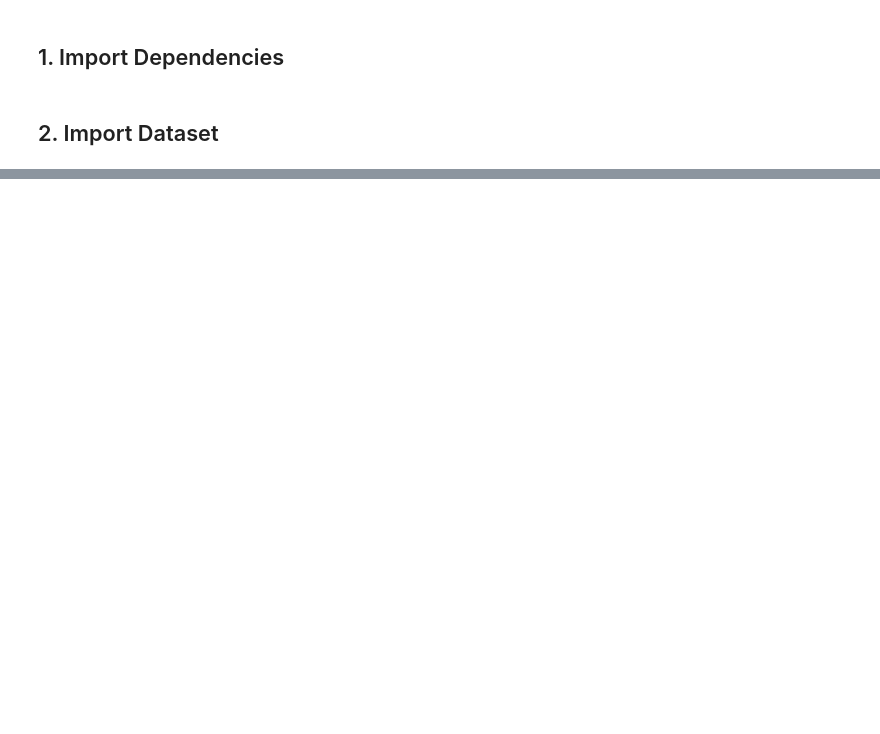
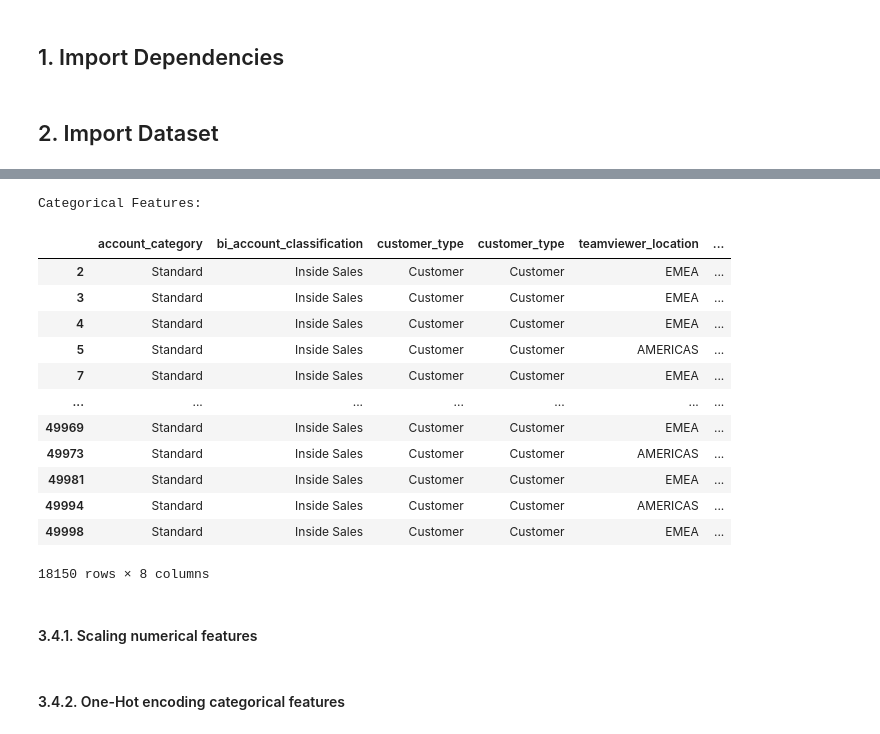
Before and after one commit to Magolizen34/cvs-transformers, a Jupyter notebook: notebooks/baseline_model.ipynb, the cells around one changed output, grey strips where cells are left out. Drawn from its saved outputs; the diff is of its cells as text; code cells hidden in the pictures; blank space fills up the shorter version.

```diff
--- a/notebooks/baseline_model.ipynb
+++ b/notebooks/baseline_model.ipynb
@@ -14,0 +198,23 @@ df.head()
+# %%
+# Separate categorical features
+categorical_features = data.select_dtypes(include=['object'])
+
+print("\nCategorical Features:")
+categorical_features
+# %% [output]
+Categorical Features:
+|  | account_category | bi_account_classification | customer_type | customer_type | teamviewer_location | ... |
+| 2 | Standard | Inside Sales | Customer | Customer | EMEA | ... |
+| 3 | Standard | Inside Sales | Customer | Customer | EMEA | ... |
+| 4 | Standard | Inside Sales | Customer | Customer | EMEA | ... |
+| 5 | Standard | Inside Sales | Customer | Customer | AMERICAS | ... |
+| 7 | Standard | Inside Sales | Customer | Customer | EMEA | ... |
+| ... | ... | ... | ... | ... | ... | ... |
+| 49969 | Standard | Inside Sales | Customer | Customer | EMEA | ... |
+| 49973 | Standard | Inside Sales | Customer | Customer | AMERICAS | ... |
+| 49981 | Standard | Inside Sales | Customer | Customer | EMEA | ... |
+| 49994 | Standard | Inside Sales | Customer | Customer | AMERICAS | ... |
+| 49998 | Standard | Inside Sales | Customer | Customer | EMEA | ... |
+18150 rows × 8 columns
+# %% [markdown]
+#### 3.4.1. Scaling numerical features
@@ -14,0 +224,2 @@ df.head()
+# %% [markdown]
+#### 3.4.2. One-Hot encoding categorical features
```
Also changed, not shown: parts of 28 cells of this notebook.
